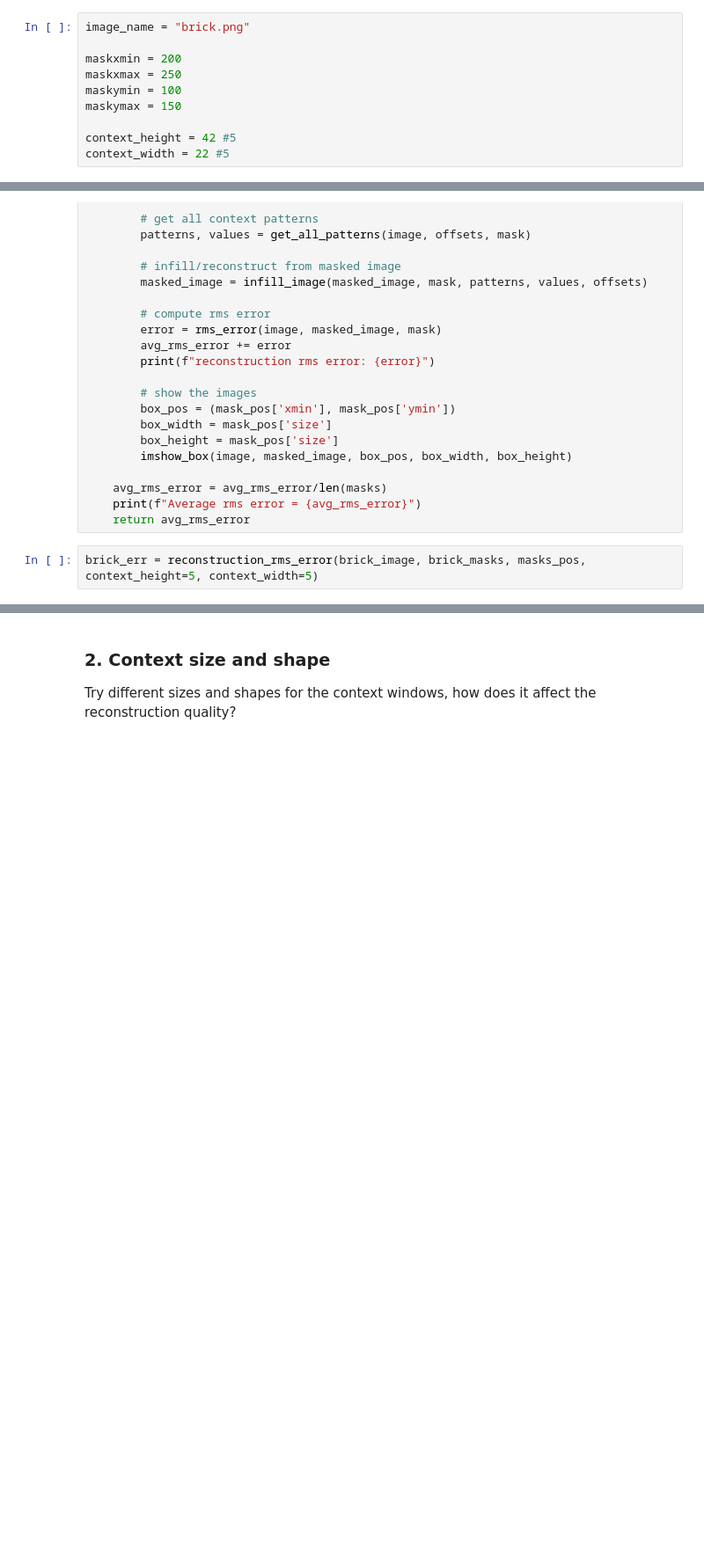
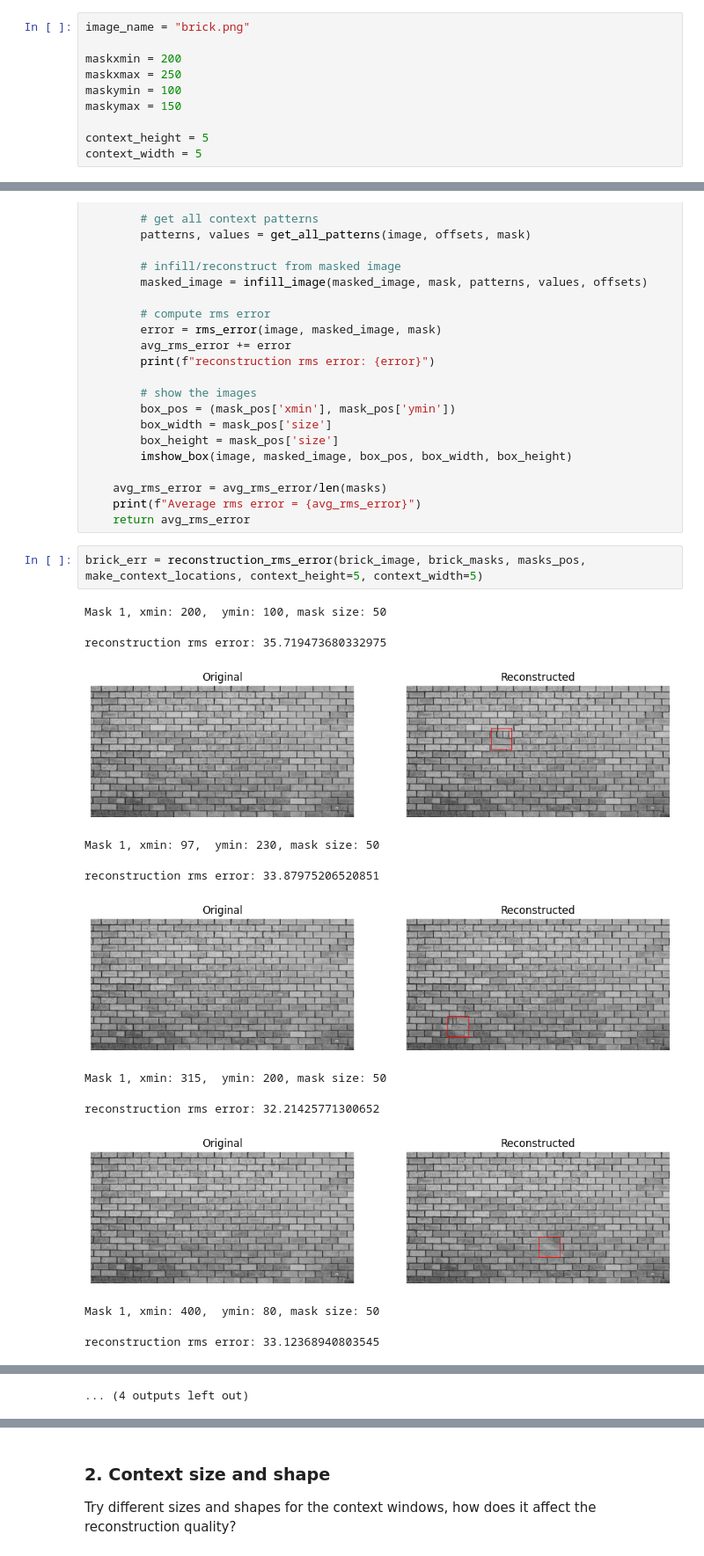
Before and after one commit to tsultan16/COMP90086_Assignment3, a Jupyter notebook: Assignment_3_copy.ipynb, the cells around one changed output, grey strips where cells are left out. Shown at 88% size. Saved outputs shown, nothing was run; the diff lists cells and outputs as text; blank space fills up the shorter version.

```diff
--- a/Assignment_3_copy.ipynb
+++ b/Assignment_3_copy.ipynb
@@ -68,8 +68,8 @@ maskxmax = 250
 maskymin = 100
 maskymax = 150
 
-context_height = 42 #5
-context_width = 22 #5
+context_height = 5
+context_width = 5
 # %%
 rootpath='./'
 image = cv2.cvtColor(cv2.imread(os.path.join(rootpath, image_name)), cv2.COLOR_BGR2GRAY)
@@ -388,4 +386,16 @@ def reconstruction_rms_error(image, masks, masks_pos, generate_context_offsets,
     print(f"Average rms error = {avg_rms_error}")
     return avg_rms_error
 # %%
-brick_err = reconstruction_rms_error(brick_image, brick_masks, masks_pos, context_height=5, context_width=5)
+brick_err = reconstruction_rms_error(brick_image, brick_masks, masks_pos, make_context_locations, context_height=5, context_width=5)
+# %% [output]
+Mask 1, xmin: 200,  ymin: 100, mask size: 50
+reconstruction rms error: 35.719473680332975
+[figure, added]
+Mask 1, xmin: 97,  ymin: 230, mask size: 50
+reconstruction rms error: 33.87975206520851
+[figure, added]
+Mask 1, xmin: 315,  ymin: 200, mask size: 50
+reconstruction rms error: 32.21425771300652
+[figure, added]
+Mask 1, xmin: 400,  ymin: 80, mask size: 50
+reconstruction rms error: 33.12368940803545
@@ -391,0 +403 @@ brick_err = reconstruction_rms_error(brick_image, brick_masks, masks_pos, contex
+... (4 outputs left out)
```
Also changed, not shown: parts of 12 cells of this notebook.
